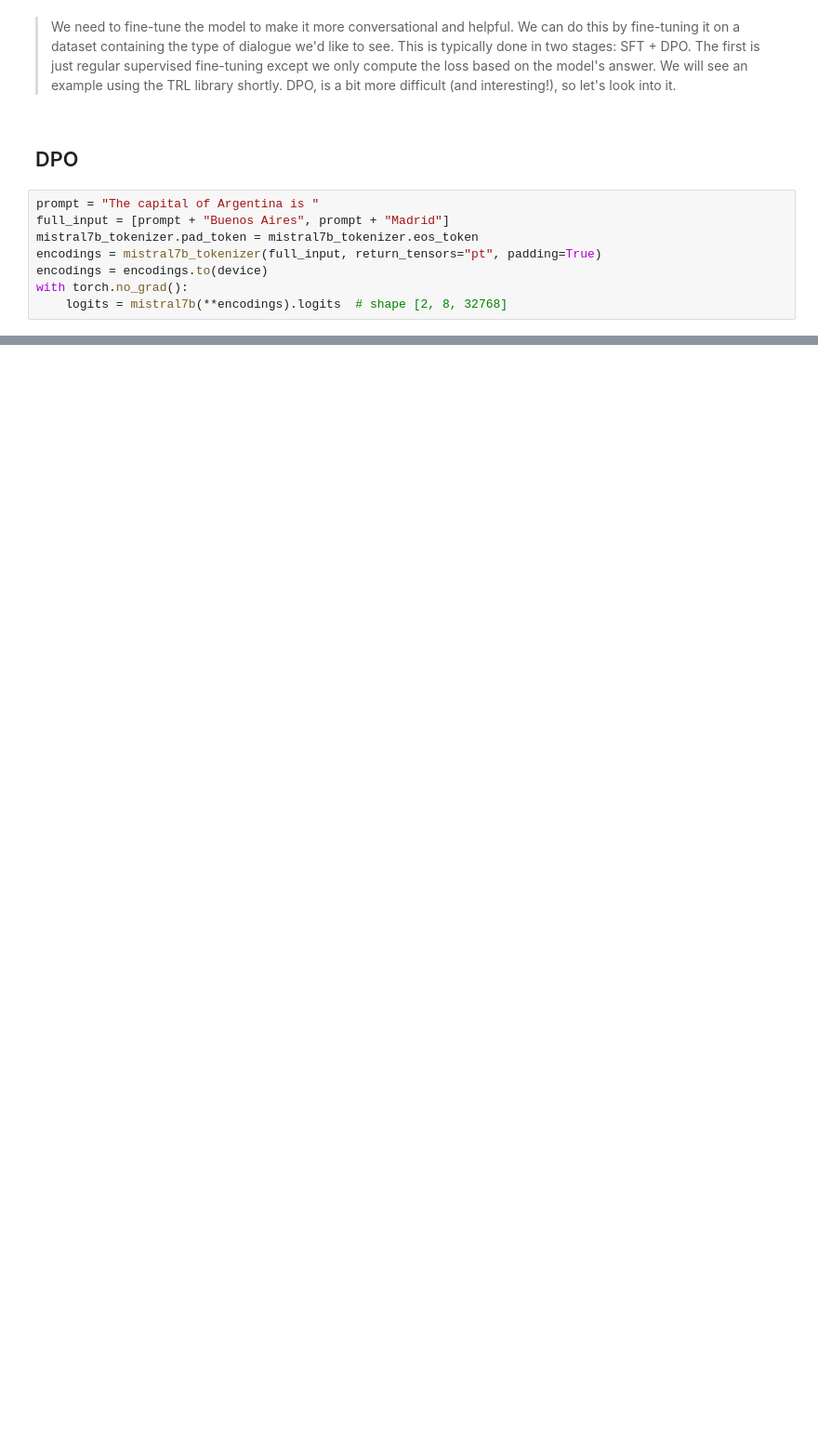
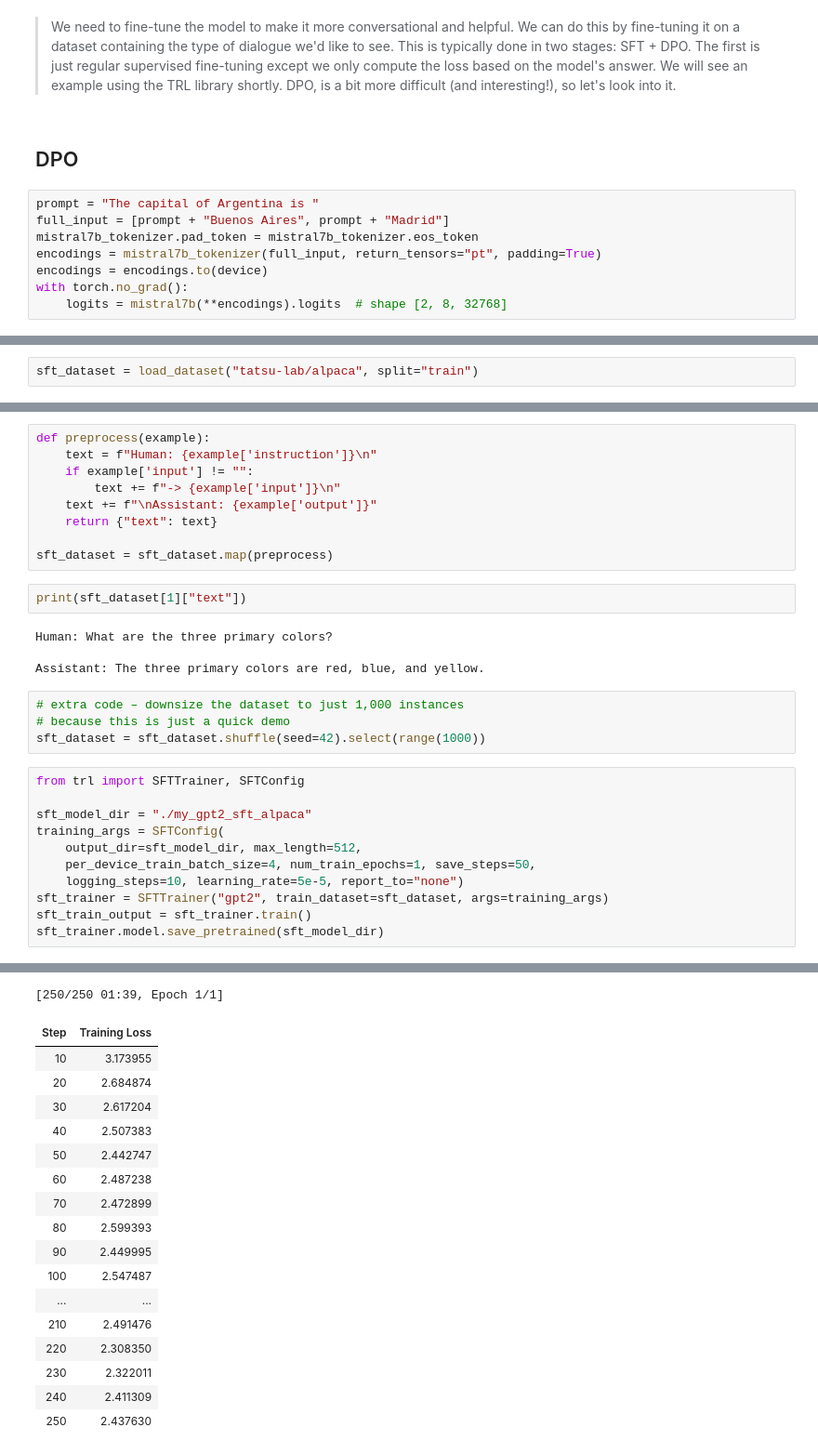
Before and after one commit to KhanUzeb/HOML, a Jupyter notebook: Codes/Chapter15o.ipynb, the cells around one changed output, grey strips where cells are left out. Shown at 93% size. Saved outputs shown, nothing was run; the diff lists cells and outputs as text; blank space fills up the shorter version.

```diff
--- a/Codes/Chapter15o.ipynb
+++ b/Codes/Chapter15o.ipynb
@@ -405,0 +527,2 @@ with torch.no_grad():
+# %%
+sft_dataset = load_dataset("tatsu-lab/alpaca", split="train")
@@ -405,0 +539,31 @@ with torch.no_grad():
+# %%
+def preprocess(example):
+    text = f"Human: {example['instruction']}\n"
+    if example['input'] != "":
+        text += f"-> {example['input']}\n"
+    text += f"\nAssistant: {example['output']}"
+    return {"text": text}
+
+sft_dataset = sft_dataset.map(preprocess)
+# %%
+print(sft_dataset[1]["text"])
+# %% [output]
+Human: What are the three primary colors?
+
+Assistant: The three primary colors are red, blue, and yellow.
+# %%
+# extra code – downsize the dataset to just 1,000 instances
+# because this is just a quick demo
+sft_dataset = sft_dataset.shuffle(seed=42).select(range(1000))
+# %%
+from trl import SFTTrainer, SFTConfig
+
+sft_model_dir = "./my_gpt2_sft_alpaca"
+training_args = SFTConfig(
+    output_dir=sft_model_dir, max_length=512,
+    per_device_train_batch_size=4, num_train_epochs=1, save_steps=50,
+    logging_steps=10, learning_rate=5e-5, report_to="none")
+sft_trainer = SFTTrainer("gpt2", train_dataset=sft_dataset, args=training_args)
+sft_train_output = sft_trainer.train()
+sft_trainer.model.save_pretrained(sft_model_dir)
+# %% [output]
@@ -405,0 +578,18 @@ with torch.no_grad():
+[250/250 01:39, Epoch 1/1]
+| Step | Training Loss |
+| 10 | 3.173955 |
+| 20 | 2.684874 |
+| 30 | 2.617204 |
+| 40 | 2.507383 |
+| 50 | 2.442747 |
+| 60 | 2.487238 |
+| 70 | 2.472899 |
+| 80 | 2.599393 |
+| 90 | 2.449995 |
+| 100 | 2.547487 |
+| ... | ... |
+| 210 | 2.491476 |
+| 220 | 2.308350 |
+| 230 | 2.322011 |
+| 240 | 2.411309 |
+| 250 | 2.437630 |
```
Also changed, not shown: parts of 45 cells of this notebook, 1 other file.
